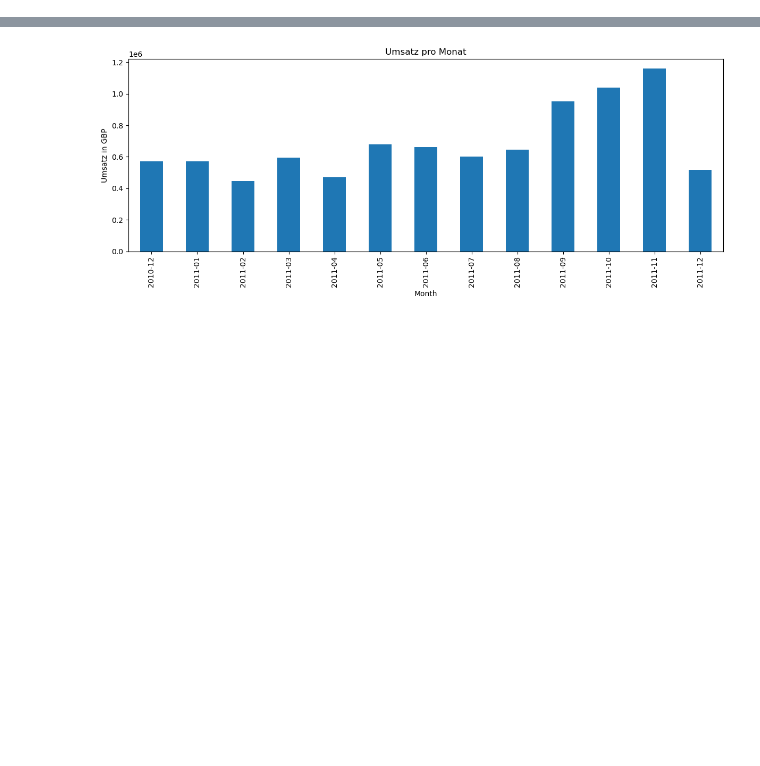
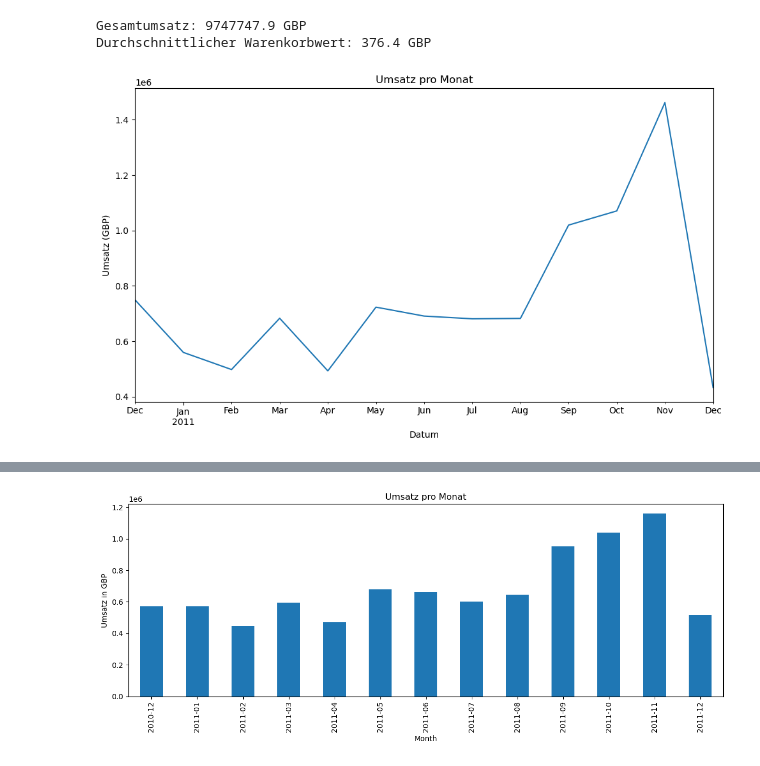
Before and after one commit to 0xsim0/Explorative-Datenanalyse-eines-Online-Shops, a Jupyter notebook: ecommerce-eda/notebooks/eda_analysis.ipynb, the cells around one changed output, grey strips where cells are left out. Saved outputs shown, nothing was run; the diff lists cells and outputs as text; code cells hidden in the pictures; blank space fills up the shorter version.

```diff
--- a/ecommerce-eda/notebooks/eda_analysis.ipynb
+++ b/ecommerce-eda/notebooks/eda_analysis.ipynb
@@ -54,12 +59,24 @@ df.describe()
 # %%
-# Neue Spalte: Gesamtpreis
-df["TotalPrice"] = df["Quantity"] * df["UnitPrice"]
+# Gesamtumsatz
+total_revenue = df["TotalPrice"].sum()
+print(f"Gesamtumsatz: {total_revenue:.1f} GBP")
 
-# Datum konvertieren
-df["InvoiceDate"] = pd.to_datetime(df["InvoiceDate"])
-
-# Entferne Rücksendungen
-df = df[df["Quantity"] > 0]
-
-# Entferne fehlende Kunden
-df = df.dropna(subset=["CustomerID"])
+# Durchschnittlicher Warenkorbwert
+average_order_value = df.groupby("InvoiceNo")["TotalPrice"].sum().mean()
+print(f"Durchschnittlicher Warenkorbwert: {average_order_value:.1f} GBP")
+# %% [output]
+Gesamtumsatz: 9747747.9 GBP
+Durchschnittlicher Warenkorbwert: 376.4 GBP
+# %%
+# Umsatz pro Monat visualisieren
+monthly_revenue = df.set_index("InvoiceDate").resample("M")["TotalPrice"].sum()
+
+plt.figure(figsize=(10,6))
+monthly_revenue.plot()
+plt.title("Umsatz pro Monat")
+plt.xlabel("Datum")
+plt.ylabel("Umsatz (GBP)")
+plt.tight_layout()
+plt.show()
+# %% [output]
+[figure, added]
```
Also changed, not shown: parts of 15 cells of this notebook.
